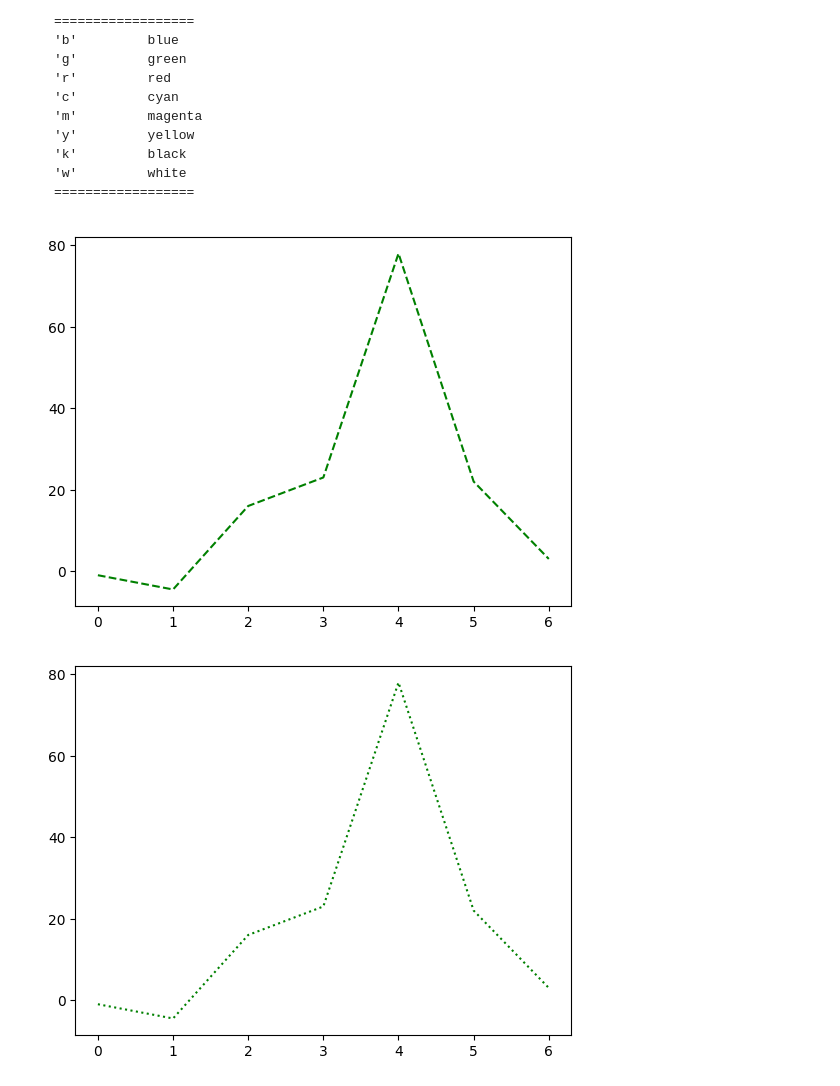
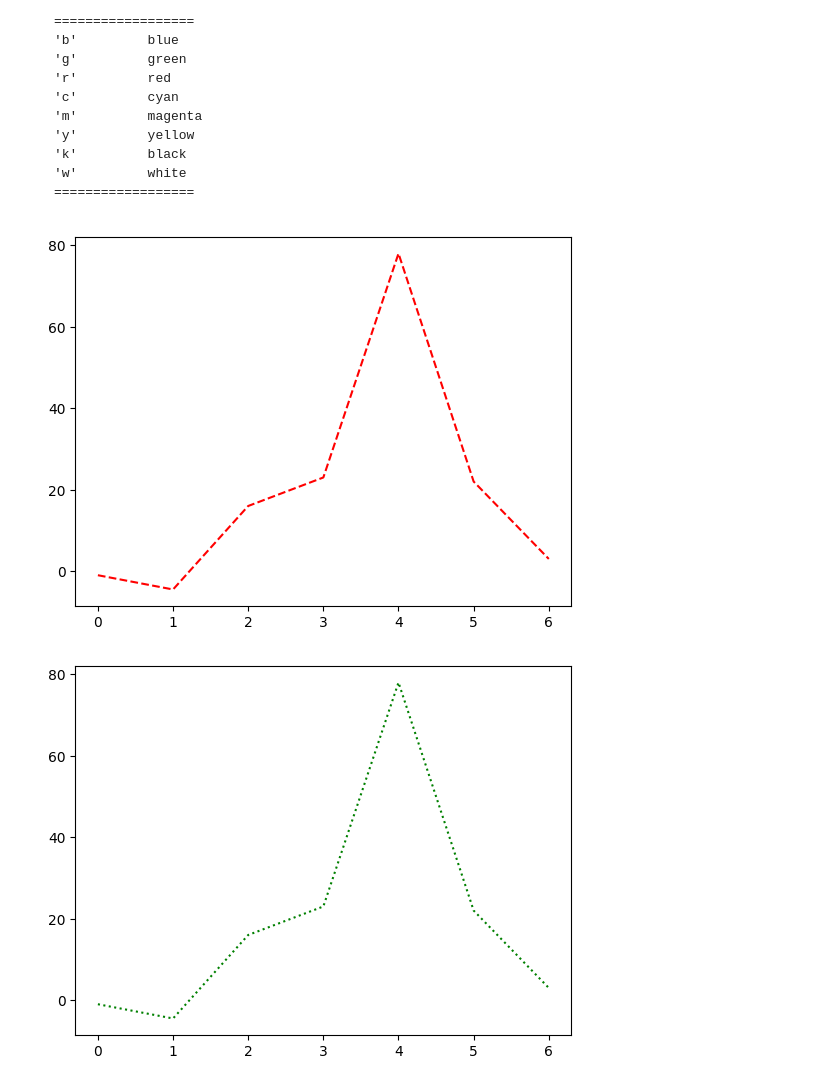
Before and after one commit to PBehari/PTC-ML-Python-1, a Jupyter notebook: docs/cheatsheets/Data_visualization_with_Matplot.ipynb, the cells around one changed output. Cells and saved outputs as stored; diff of their text form; code cells hidden in the pictures.

```diff
--- a/docs/cheatsheets/Data_visualization_with_Matplot.ipynb
+++ b/docs/cheatsheets/Data_visualization_with_Matplot.ipynb
@@ -70,10 +70,10 @@ character   color
 </pre>
 # %%
 # Line color is blue
-plt.plot([-1, -4.5, 16, 23, 78, 22, 3], "--g")
+plt.plot([-1, -4.5, 16, 23, 78, 22, 3], "--r")
 plt.show()
 # %% [output]
-[figure, old version]
+[figure, new version]
 # %%
 # Line color is blue
 plt.plot([-1, -4.5, 16, 23, 78, 22, 3], ":g")
```
Also changed, not shown: parts of 5 cells of this notebook, 1 other file.
